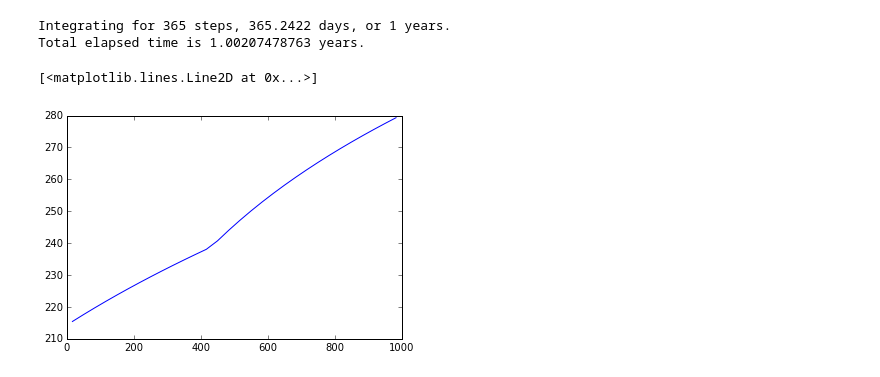
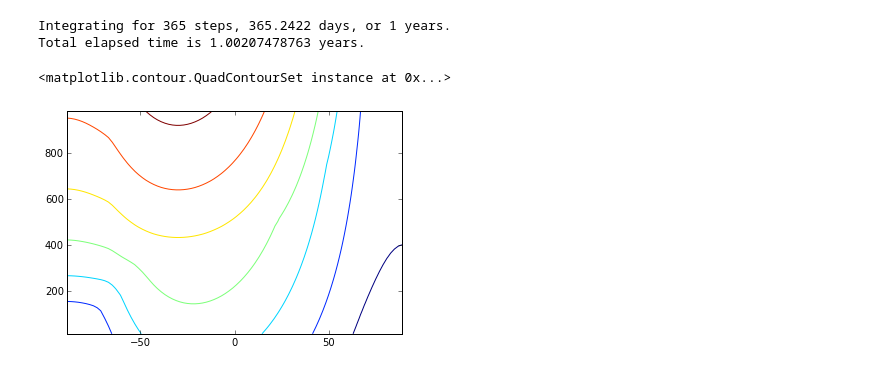
Before and after one commit to climlab/climlab, a Jupyter notebook: courseware/Latitude-dependent grey radiation.ipynb, the cells around one changed output. Saved outputs shown, nothing was run; the diff lists cells and outputs as text; code cells hidden in the pictures.

```diff
--- a/courseware/Latitude-dependent grey radiation.ipynb
+++ b/courseware/Latitude-dependent grey radiation.ipynb
@@ -97,8 +94,8 @@ model.integrate_years(1)
 # %% [output]
 Integrating for 365 steps, 365.2422 days, or 1 years.
 Total elapsed time is 1.00207478763 years.
-# %%
-plt.plot(model.lev, model.Tatm)
-# %% [output]
-[<matplotlib.lines.Line2D at 0x...>]
-[figure, removed]
+# %%
+plt.contour(model2.lat, model2.lev, model2.Tatm.transpose())
+# %% [output]
+<matplotlib.contour.QuadContourSet instance at 0x...>
+[figure, added]
```
Also changed, not shown: parts of 7 cells of this notebook, 3 other files.
